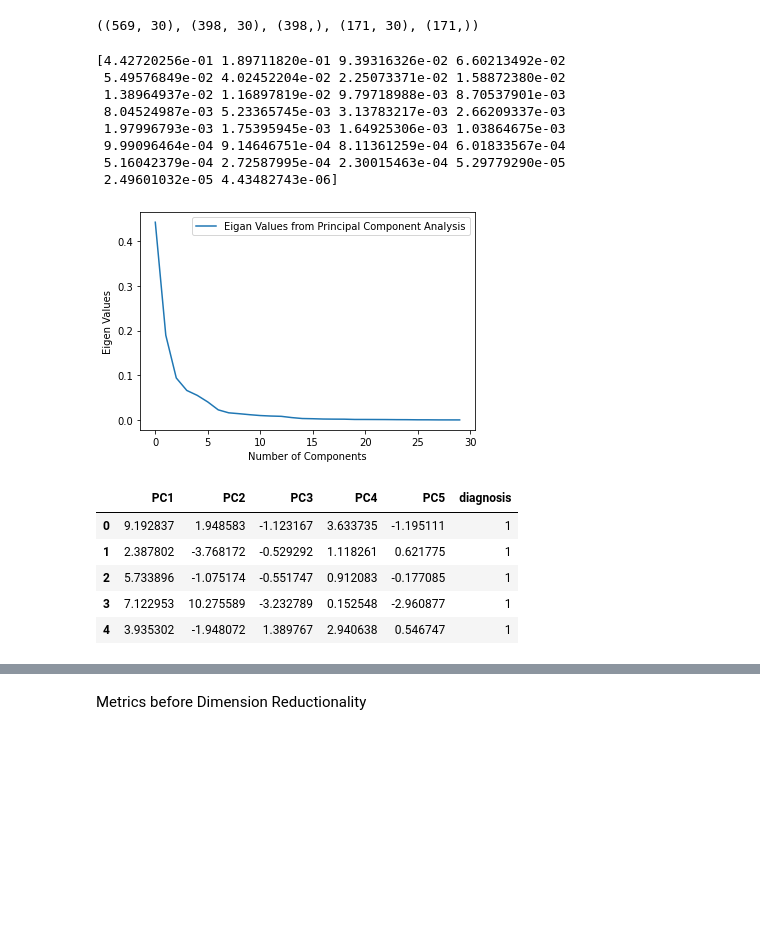
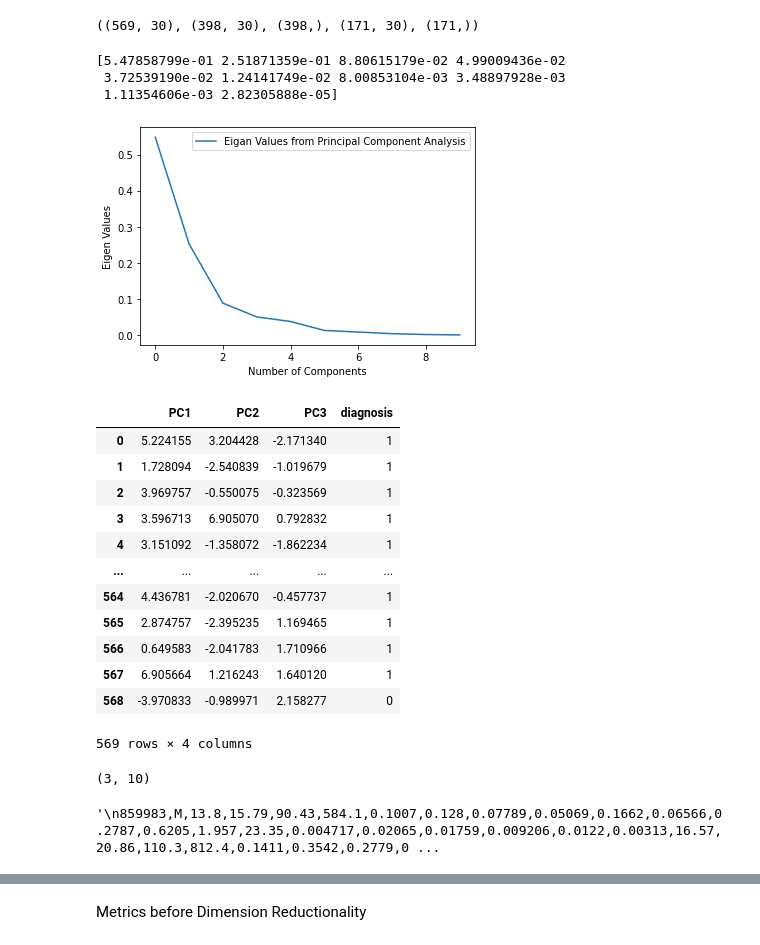
Before and after one commit to Roshni-Bala/Breast-Cancer-Risk-Prediction, a Jupyter notebook: risk_prediction.ipynb, the cells around one changed output, grey strips where cells are left out. Cells and saved outputs as stored; diff of their text form; code cells hidden in the pictures; blank space fills up the shorter version.

```diff
--- a/risk_prediction.ipynb
+++ b/risk_prediction.ipynb
@@ -747,45 +524,62 @@ Name: diagnosis, dtype: int64
 ((569, 30), (398, 30), (398,), (171, 30), (171,))
 # %%
 from sklearn.preprocessing import StandardScaler
+import matplotlib.pyplot as plt
 sc = StandardScaler()
-X = sc.fit_transform(X)
+X = sc.fit_transform(df_mean)
 from sklearn.decomposition import PCA
 
-pca_t = PCA(n_components = 30)
+pca_t = PCA(n_components = 10)
 pca_t.fit_transform(X)
 
 explained_variance = pca_t.explained_variance_ratio_
 
 print(explained_variance)
 
 plt.plot(explained_variance)
 plt.ylabel("Eigen Values")
 plt.xlabel("Number of Components")
 plt.legend(['Eigan Values from Principal Component Analysis'])
 plt.show()
 # %% [output]
-[4.42720256e-01 1.89711820e-01 9.39316326e-02 6.60213492e-02
- 5.49576849e-02 4.02452204e-02 2.25073371e-02 1.58872380e-02
- 1.38964937e-02 1.16897819e-02 9.79718988e-03 8.70537901e-03
- 8.04524987e-03 5.23365745e-03 3.13783217e-03 2.66209337e-03
- 1.97996793e-03 1.75395945e-03 1.64925306e-03 1.03864675e-03
- 9.99096464e-04 9.14646751e-04 8.11361259e-04 6.01833567e-04
- 5.16042379e-04 2.72587995e-04 2.30015463e-04 5.29779290e-05
- 2.49601032e-05 4.43482743e-06]
+[5.47858799e-01 2.51871359e-01 8.80615179e-02 4.99009436e-02
+ 3.72539190e-02 1.24141749e-02 8.00853104e-03 3.48897928e-03
+ 1.11354606e-03 2.82305888e-05]
-[figure, old version]
+[figure, new version]
 # %%
-new_pca_com = 5
+import pickle
+new_pca_com = 3
 pca = PCA(n_components = new_pca_com)
 principalcomps = pca.fit_transform(X)
-
-df_pca = pd.DataFrame(data = principalcomps, columns = ['PC1', 'PC2', 'PC3', 'PC4', 'PC5'])
+with open('pca.pkl', 'wb') as pickle_file:
+        pickle.dump(pca, pickle_file)
+df_pca = pd.DataFrame(data = principalcomps, columns = ['PC1', 'PC2', 'PC3'])
 df_pca1 = pd.concat([df_pca, df[['diagnosis']]], axis = 1)
-df_pca1.head()
+df_pca1
 # %% [output]
-|  | PC1 | PC2 | PC3 | PC4 | PC5 | diagnosis |
-| 0 | 9.192837 | 1.948583 | -1.123167 | 3.633735 | -1.195111 | 1 |
-| 1 | 2.387802 | -3.768172 | -0.529292 | 1.118261 | 0.621775 | 1 |
-| 2 | 5.733896 | -1.075174 | -0.551747 | 0.912083 | -0.177085 | 1 |
-| 3 | 7.122953 | 10.275589 | -3.232789 | 0.152548 | -2.960877 | 1 |
-| 4 | 3.935302 | -1.948072 | 1.389767 | 2.940638 | 0.546747 | 1 |
+|  | PC1 | PC2 | PC3 | diagnosis |
+| 0 | 5.224155 | 3.204428 | -2.171340 | 1 |
+| 1 | 1.728094 | -2.540839 | -1.019679 | 1 |
+| 2 | 3.969757 | -0.550075 | -0.323569 | 1 |
+| 3 | 3.596713 | 6.905070 | 0.792832 | 1 |
+| 4 | 3.151092 | -1.358072 | -1.862234 | 1 |
+| ... | ... | ... | ... | ... |
+| 564 | 4.436781 | -2.020670 | -0.457737 | 1 |
+| 565 | 2.874757 | -2.395235 | 1.169465 | 1 |
+| 566 | 0.649583 | -2.041783 | 1.710966 | 1 |
+| 567 | 6.905664 | 1.216243 | 1.640120 | 1 |
+| 568 | -3.970833 | -0.989971 | 2.158277 | 0 |
+569 rows × 4 columns
+# %%
+weights = pca.components_
+weights.shape
+# %% [output]
+(3, 10)
+# %%
+'''
+859983,M,13.8,15.79,90.43,584.1,0.1007,0.128,0.07789,0.05069,0.1662,0.06566,0.2787,0.6205,1.957,23.35,0.004717,0.02065,0.01759,0.009206,0.0122,0.00313,16.57,20.86,110.3,812.4,0.1411,0.3542,0.2779,0.1383,0.2589,0.103
+13.8,15.79,90.43,584.1,0.1007,0.128,0.07789,0.05069,0.1662,0.06566,0.2787,0.6205,1.957,23.35,0.004717,0.02065,0.01759,0.009206,0.0122,0.00313,16.57,20.86,110.3,812.4,0.1411,0.3542,0.2779,0.1383,0.2589,0.103
+'''
+# %% [output]
+'\n859983,M,13.8,15.79,90.43,584.1,0.1007,0.128,0.07789,0.05069,0.1662,0.06566,0.2787,0.6205,1.957,23.35,0.004717,0.02065,0.01759,0.009206,0.0122,0.00313,16.57,20.86,110.3,812.4,0.1411,0.3542,0.2779,0 ...
 # %%
```
Also changed, not shown: parts of 89 cells of this notebook.
